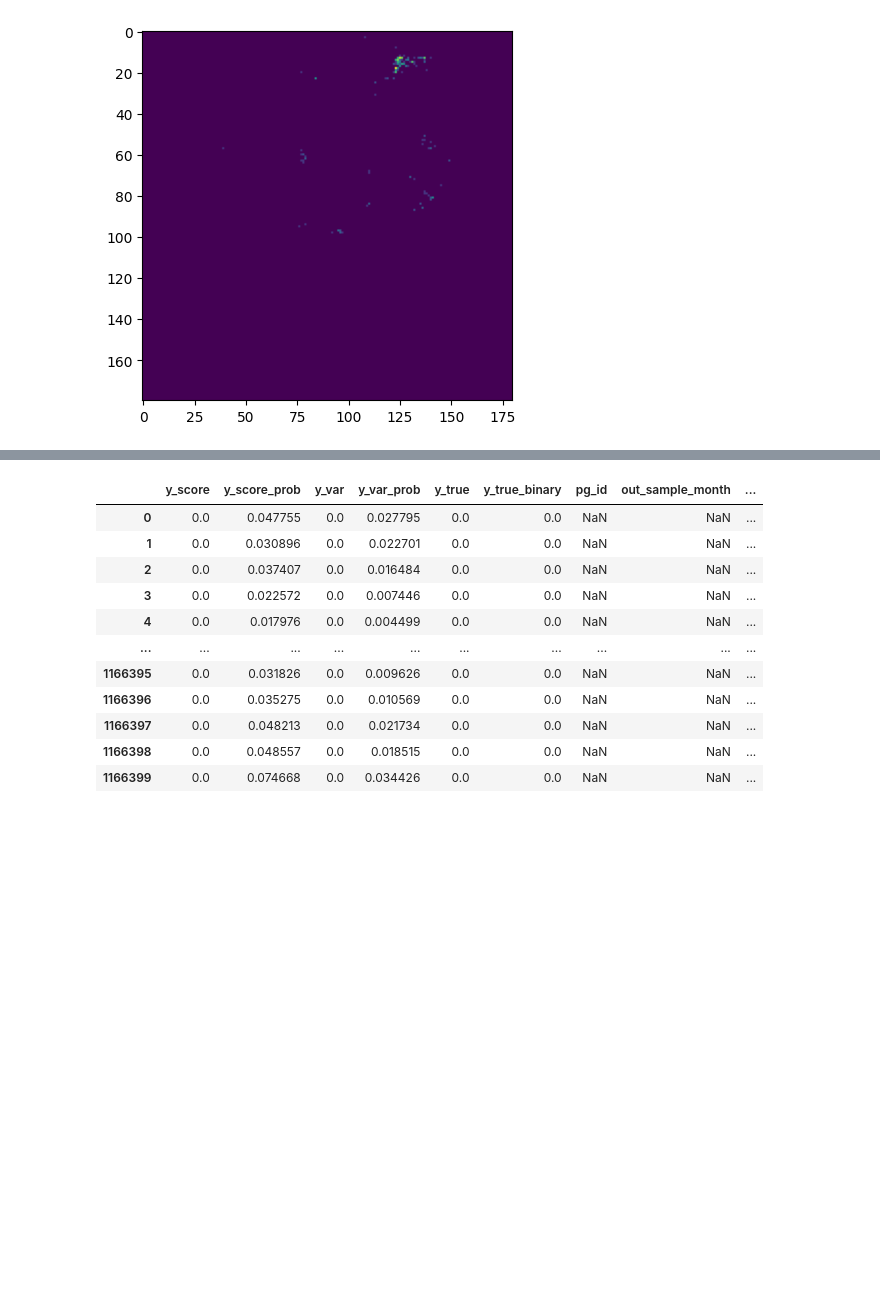
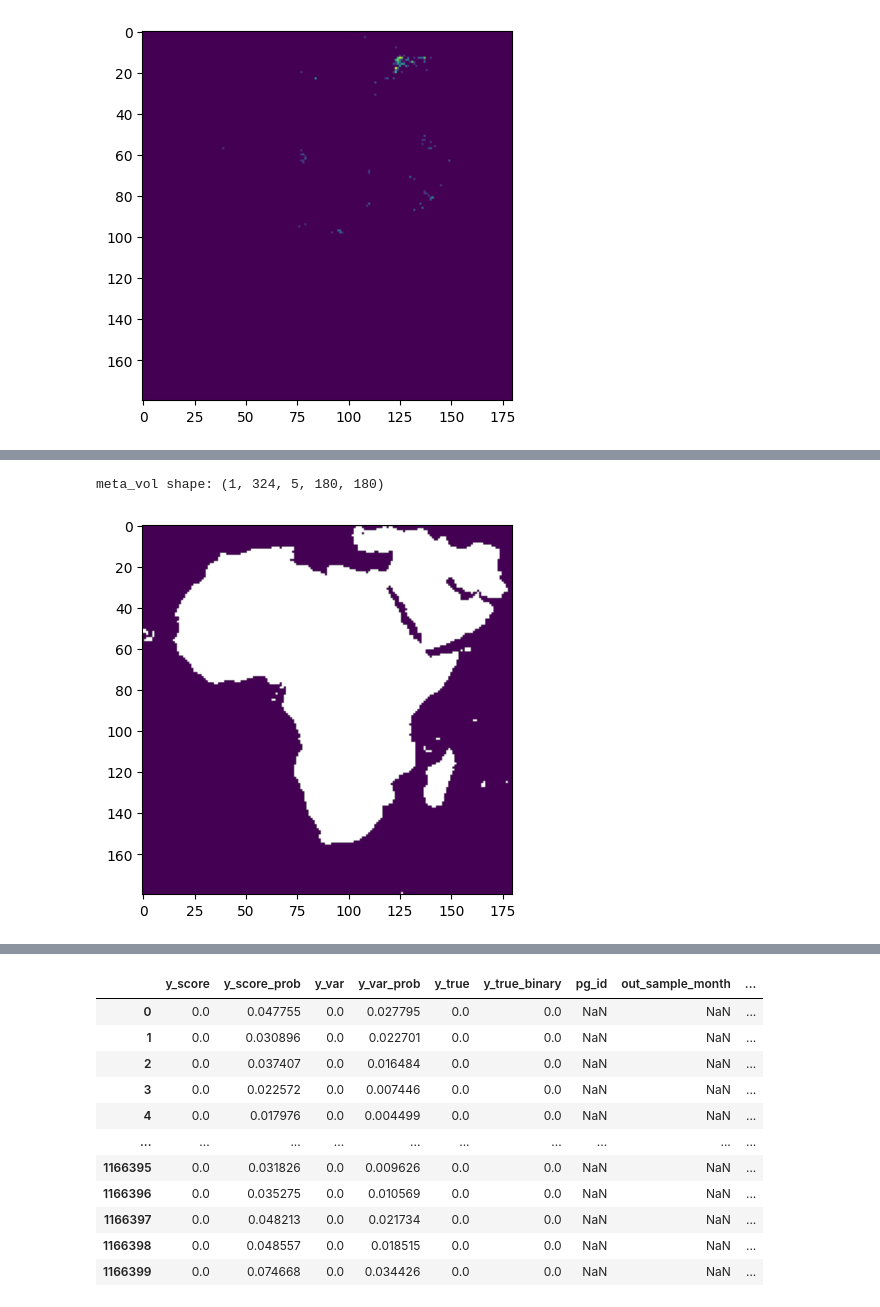
Before and after one commit to views-platform/views-models, a Jupyter notebook: models/purple_alien/notebooks/presentation_12022025.ipynb, the cells around one changed output, grey strips where cells are left out. Drawn from its saved outputs; the diff is of its cells as text; code cells hidden in the pictures; blank space fills up the shorter version.

```diff
--- a/models/purple_alien/notebooks/presentation_12022025.ipynb
+++ b/models/purple_alien/notebooks/presentation_12022025.ipynb
@@ -58,5 +57,5 @@ plt.show()
 # %%
-PATH_test_vol = "/home/simon/Documents/scripts/views_platform/views-models/models/purple_alien/data/generated/test_vol_36_calibration_20250131_021558.pkl"
+PATH_test_vol = "/home/simon/Documents/scripts/views_platform/views-models/models/purple_alien/data/generated/test_vol_36_calibration_20250212_070458.pkl"
 
 with open(PATH_test_vol, "rb") as f:
     test_vol = pickle.load(f)
@@ -73,0 +130,21 @@ plt.show()
+# %%
+PATH_meta_vol = "/home/simon/Documents/scripts/views_platform/views-models/models/purple_alien/data/generated/metadata_vol_36_calibration_20250212_070458.pkl"
+
+with open(PATH_meta_vol, "rb") as f:
+    meta_vol = pickle.load(f)
+
+# Verify shape
+print("meta_vol shape:", meta_vol.shape)
+
+# Use the metadata to create a mask
+mask = meta_vol[0, 0, 3, :, :] != 0
+
+# Apply the mask to the test_vol
+masked_image = np.ma.masked_array(test_vol[0, 323, 0, :, :], mask=~mask)
+
+# Plot the masked image
+plt.imshow(masked_image)
+plt.show()
+# %% [output]
+meta_vol shape: (1, 324, 5, 180, 180)
+[figure, added]
```
Also changed, not shown: parts of 10 cells of this notebook.
